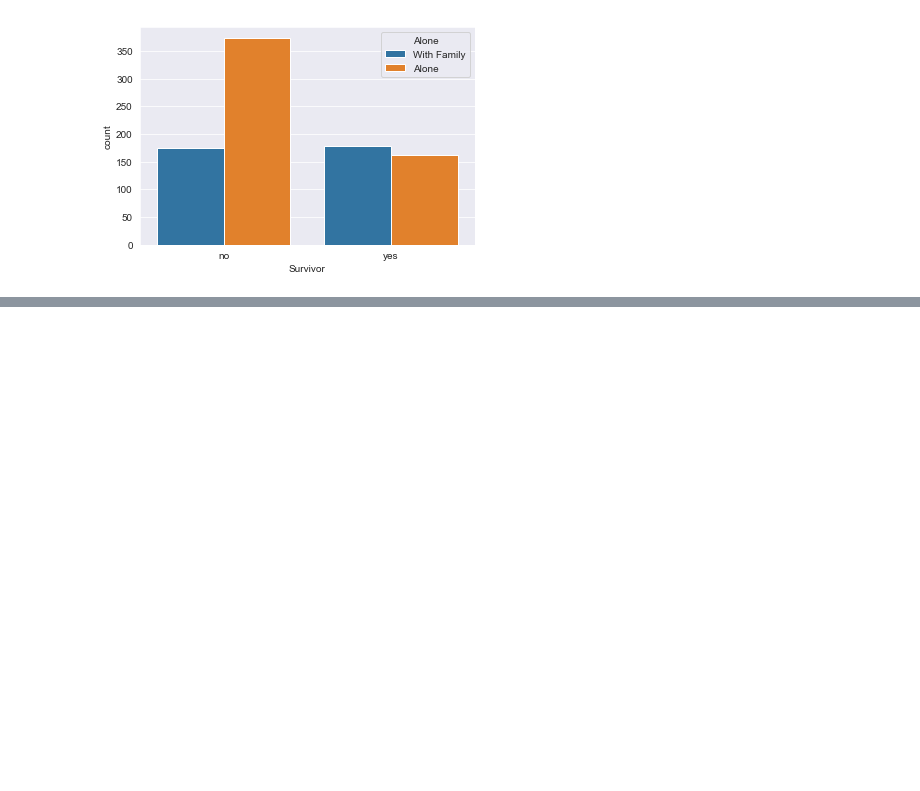
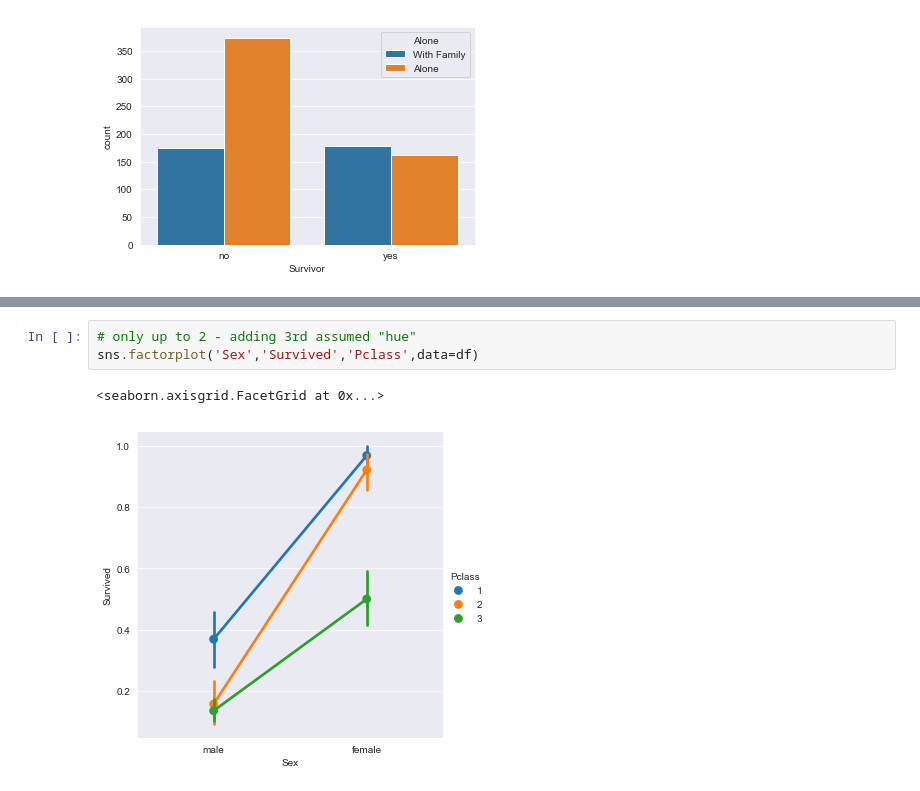
Before and after one commit to jsutch/Titanic-Kaggle, a Jupyter notebook: Kaggle Titantic Data Analysis.ipynb, the cells around one changed output, grey strips where cells are left out. Cells and saved outputs as stored; diff of their text form; blank space fills up the shorter version.

```diff
--- a/Kaggle Titantic Data Analysis.ipynb
+++ b/Kaggle Titantic Data Analysis.ipynb
@@ -328,0 +338,6 @@ sns.factorplot('Pclass','Survived',data=df)
+# %%
+# only up to 2 - adding 3rd assumed "hue"
+sns.factorplot('Sex','Survived','Pclass',data=df)
+# %% [output]
+<seaborn.axisgrid.FacetGrid at 0x...>
+[figure, added]
```
Also changed, not shown: parts of 15 cells of this notebook.
